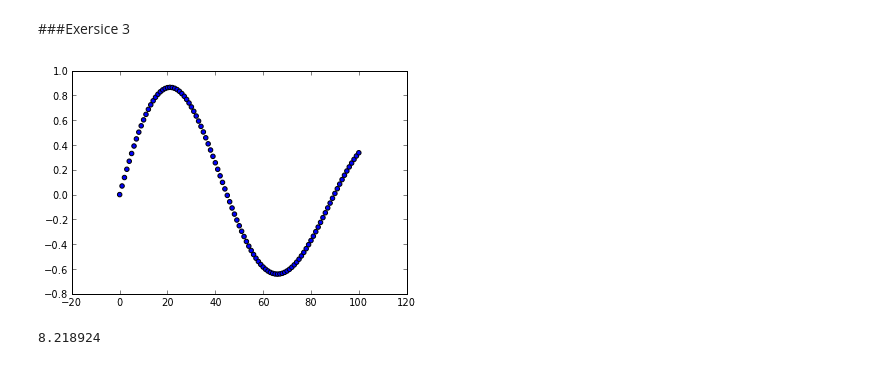
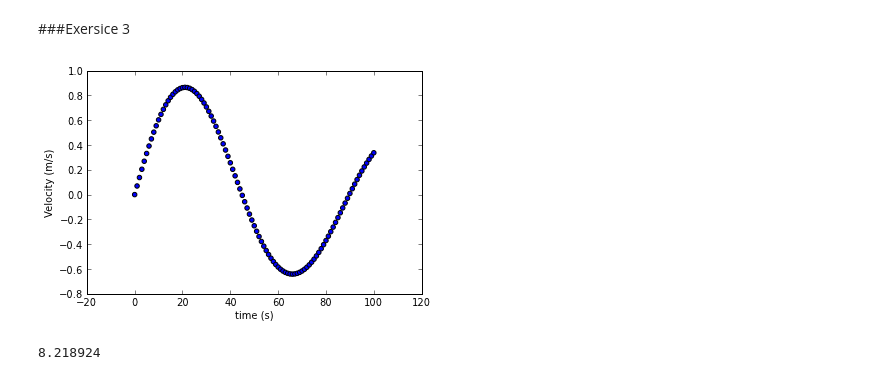
Before and after one commit to ipowellPHYS202/PHYS202-S13, a Jupyter notebook: Week5/April30TuesdayActivities.ipynb, the cells around one changed output. Saved outputs shown, nothing was run; the diff lists cells and outputs as text; code cells hidden in the pictures.

```diff
--- a/Week5/April30TuesdayActivities.ipynb
+++ b/Week5/April30TuesdayActivities.ipynb
@@ -134,9 +134,11 @@ t = data[:,0]
 V = data[:,1]
 # %%
 scatter(t,V)
+xlabel('time (s)')
+ylabel('Velocity (m/s)')
 show()
 # %% [output]
-[figure, old version]
+[figure, new version]
 # %%
 result = integrate.trapz(V,t)
 print(result)
```
Also changed, not shown: parts of 4 cells of this notebook, 2 other files.
